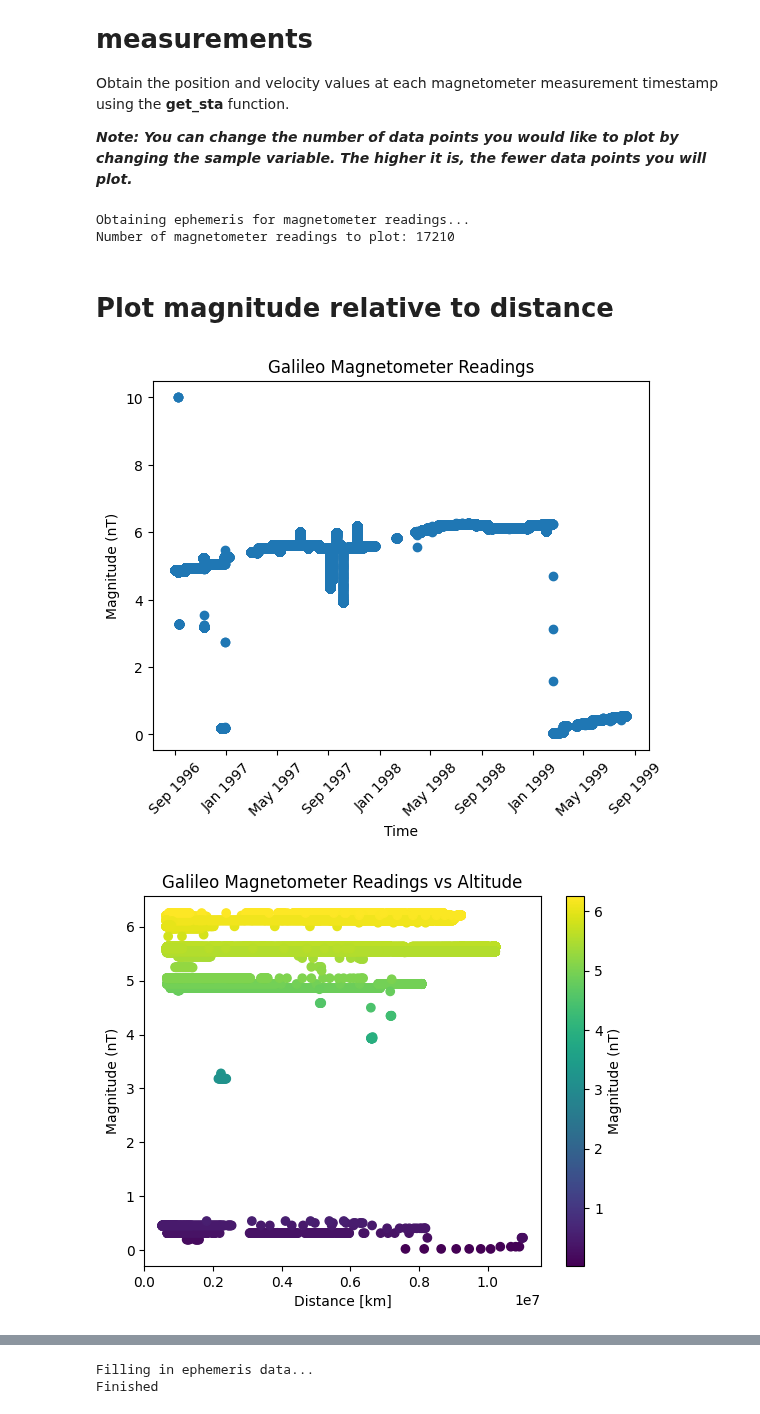
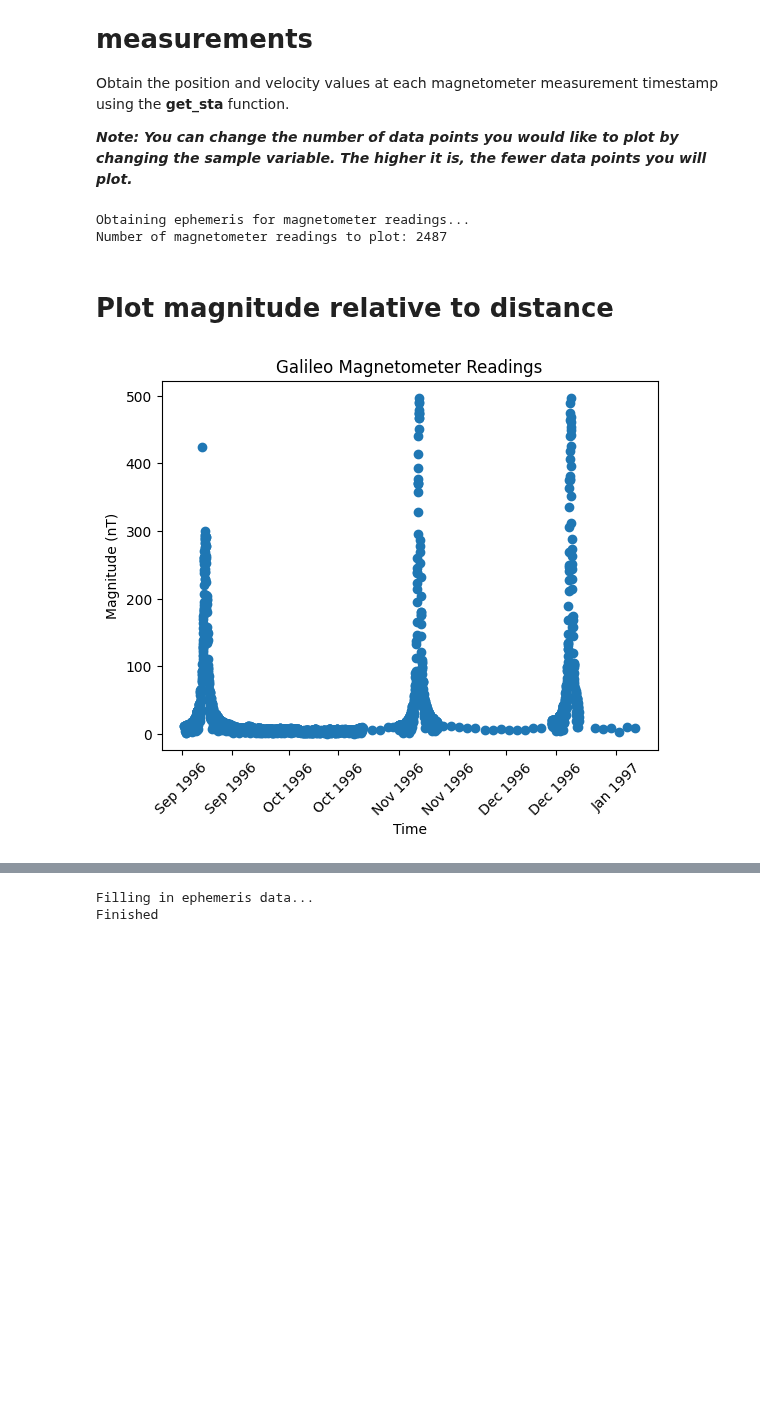
Before and after one commit to NASA-PDS/search-api-notebook, a Jupyter notebook: notebooks/lro/GLL_MagPlot.ipynb, the cells around one changed output, grey strips where cells are left out. Drawn from its saved outputs; the diff is of its cells as text; code cells hidden in the pictures; blank space fills up the shorter version.

```diff
--- a/notebooks/lro/GLL_MagPlot.ipynb
+++ b/notebooks/lro/GLL_MagPlot.ipynb
@@ -131,7 +110,6 @@ response = requests.get(
 # %%
 products_csv_stream = io.StringIO(response.content.decode('utf-8'))
 products_df_tot = pd.read_csv(products_csv_stream)
-
 
 # change columns order
 products_df_tot = products_df_tot[fields]
@@ -139,7 +117,7 @@ products_df_tot.sort_values(by = 'pds:Time_Coordinates.pds:start_date_time',inpl
 
 #User specified time range
 start_time = pd.to_datetime('1996-07-19T11:00:00Z')
-end_time = pd.to_datetime('1999-07-19T15:00:00Z')
+end_time = pd.to_datetime('1997-01-19T15:00:00Z')
 
 # Filter the DataFrame within the time range
 t_str = 'pds:Time_Coordinates.pds:start_date_time'
@@ -150,7 +128,7 @@ display(products_df[["lid",
     "pds:Time_Coordinates.pds:start_date_time",
     "pds:Time_Coordinates.pds:stop_date_time",
     "pds:Target_Identification.pds:name",
-    "ops:Data_File_Info.ops:file_ref"]])
+    "ops:Label_File_Info.ops:file_ref"]])
 # %% [output]
 |  | lid | vid | pds:Time_Coordinates.pds:start_da... | pds:Time_Coordinates.pds:stop_dat... | pds:Target_Identification.pds:name | ... |
 | 96 | urn:nasa:pds:galileo-mag-jup-cali... | 1.0 | 1996-09-01T16:00:40.392Z | 1996-11-02T11:44:01.104Z | [Jupiter, Ganymede] | ... |
@@ -190,52 +171,53 @@ Obtain the position and velocity values at each magnetometer measurement timesta
 ***Note: You can change the number of data points you would like to plot by changing the sample variable. The higher it is, the fewer data points you will plot.***
 # %%
 sample = 100
+trunc_data_tot = combined_data[1::sample]
 
-trunc_data_tot = data_tot[1::sample]
-#Obtain the position data that corresponds to the measurements
 print('Obtaining ephemeris for magnetometer readings...')
-df = pd.DataFrame({'time':trunc_data_tot['Time'], 'data': trunc_data_tot['B-FIELD MAGNITUDE']})
-df['time'] = pd.to_datetime(df['time'])
-# df.sort_values('time', inplace = True)
+df = Table(trunc_data_tot)
 
-mag_ephem_data = getsta(df['time']) #Takes time input
+
+mag_ephem_data = []
+for t in trunc_data_tot['SAMPLE TIME']:
+        et = spiceypy.str2et( t )
+        [state, ltime] = spiceypy.spkezr( '5', et, 'J2000', 'LT+S', '-77')
+        mag_ephem_data.append(state[0:3])
+
 print("Number of magnetometer readings to plot: "+ str(len(mag_ephem_data)))
 # %% [output]
 Obtaining ephemeris for magnetometer readings...
-Number of magnetometer readings to plot: 17210
+Number of magnetometer readings to plot: 2487
 # %% [markdown]
 # Plot magnitude relative to distance
 # %%
-TimeConverted = [datetime.strptime(t, "%Y-%m-%dT%H:%M:%S.%f") for t in data_tot['Time']]
+mag_datetime = [datetime.strptime(t, "%Y-%m-%dT%H:%M:%S.%f") for t in trunc_data_tot['SAMPLE TIME']]
 fig, ax = plt.subplots()
-cm = ax.scatter(TimeConverted,data_tot['B-FIELD MAGNITUDE'])
+cm = ax.scatter(mag_datetime,trunc_data_tot['B-FIELD MAGNITUDE'])
 
-# ax.xaxis.set_major_locator(mdates.MonthLocator())
 ax.xaxis.set_major_formatter(mdates.DateFormatter('%b %Y'))
 plt.xticks(rotation=45)
 
 plt.xlabel("Time")
 plt.locator_params(axis='x', nbins=10)
 plt.ylabel("Magnitude (nT)")
 plt.title("Galileo Magnetometer Readings")
 
 plt.show()
 
-fig_2, mag_d = plt.subplots()
-distance = distance = np.linalg.norm(mag_ephem_data, axis=1)
-
-cm = mag_d.scatter(distance,df['data'],c = df['data'], cmap = 'viridis' )
-
-plt.xlabel("Distance [km]")
-plt.ylabel("Magnitude (nT)")
-plt.title("Galileo Magnetometer Readings vs Altitude")
-
-cbar = plt.colorbar(cm)
-cbar.set_label("Magnitude (nT)")
-plt.show()
+# fig_2, mag_d = plt.subplots()
+# distance = distance = np.linalg.norm(mag_ephem_data, axis=1)
+#
+# cm = mag_d.scatter(distance,df['data'],c = df['data'], cmap = 'viridis' )
+#
+# plt.xlabel("Distance [km]")
+# plt.ylabel("Magnitude (nT)")
+# plt.title("Galileo Magnetometer Readings vs Altitude")
+#
+# cbar = plt.colorbar(cm)
+# cbar.set_label("Magnitude (nT)")
+# plt.show()
 # %% [output]
-[figure, old version]
+[figure, new version]
-[figure, removed]
 # %% [markdown]
 # Step 5: Obtain ephemeris for orbits
 
```
Also changed, not shown: parts of 14 cells of this notebook.
